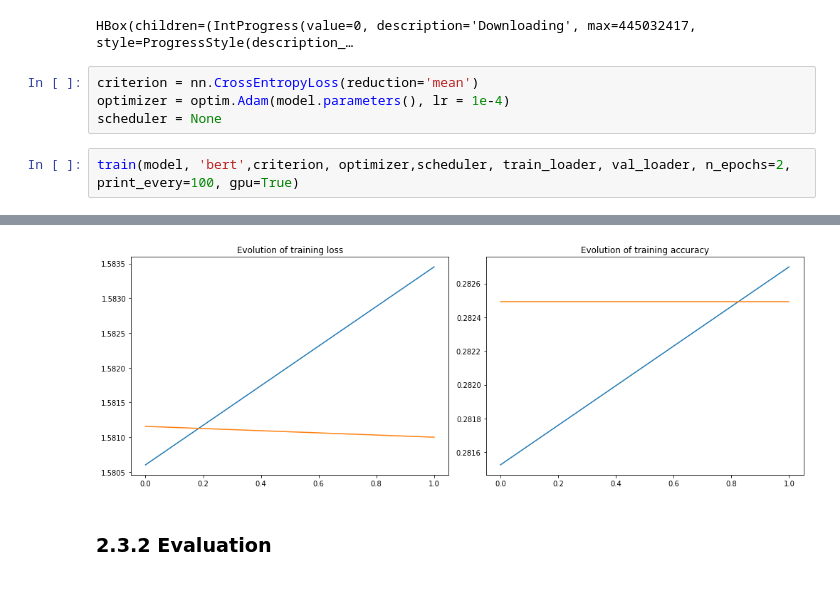
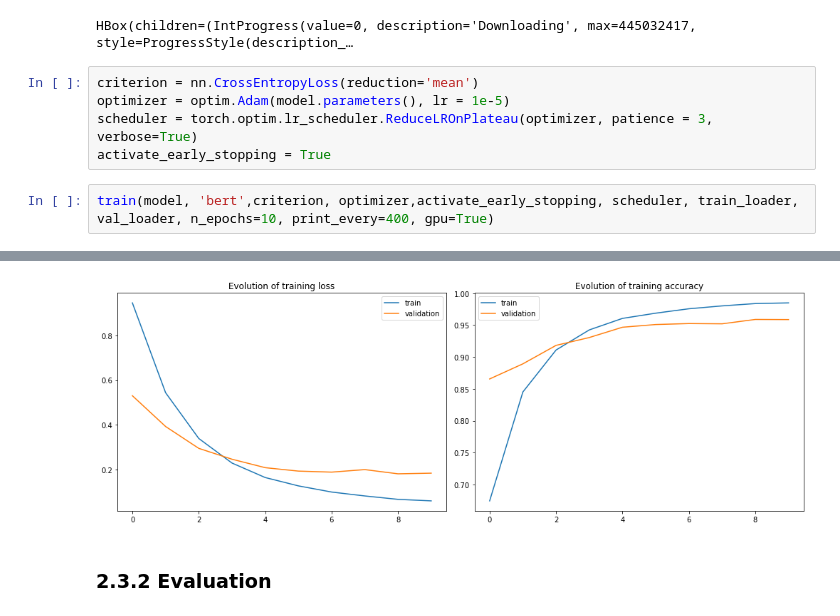
Before and after one commit to aymericfloyrac/NLP-Political-line-classification, a Jupyter notebook: Project.ipynb, the cells around one changed output, grey strips where cells are left out. Saved outputs shown, nothing was run; the diff lists cells and outputs as text.

```diff
--- a/Project.ipynb
+++ b/Project.ipynb
@@ -380,8 +432,9 @@ model = model.to(device)
 HBox(children=(IntProgress(value=0, description='Downloading', max=445032417, style=ProgressStyle(description_…
 # %%
 criterion = nn.CrossEntropyLoss(reduction='mean')
-optimizer = optim.Adam(model.parameters(), lr = 1e-4)
-scheduler = None
+optimizer = optim.Adam(model.parameters(), lr = 1e-5)
+scheduler = torch.optim.lr_scheduler.ReduceLROnPlateau(optimizer, patience = 3, verbose=True)
+activate_early_stopping = True
 # %%
-train(model, 'bert',criterion, optimizer,scheduler, train_loader, val_loader, n_epochs=2, print_every=100, gpu=True)
+train(model, 'bert',criterion, optimizer,activate_early_stopping, scheduler, train_loader, val_loader, n_epochs=10, print_every=400, gpu=True)
 # %% [output]
@@ -408,4 +458,4 @@ EVALUATION Validation set : mean loss 1.5809999199103046 || mean accuracy 0.2824
-[figure, old version]
+[figure, new version]
 # %% [markdown]
 ### 2.3.2 Evaluation
 # %% [markdown]
```
Also changed, not shown: parts of 72 cells of this notebook.
